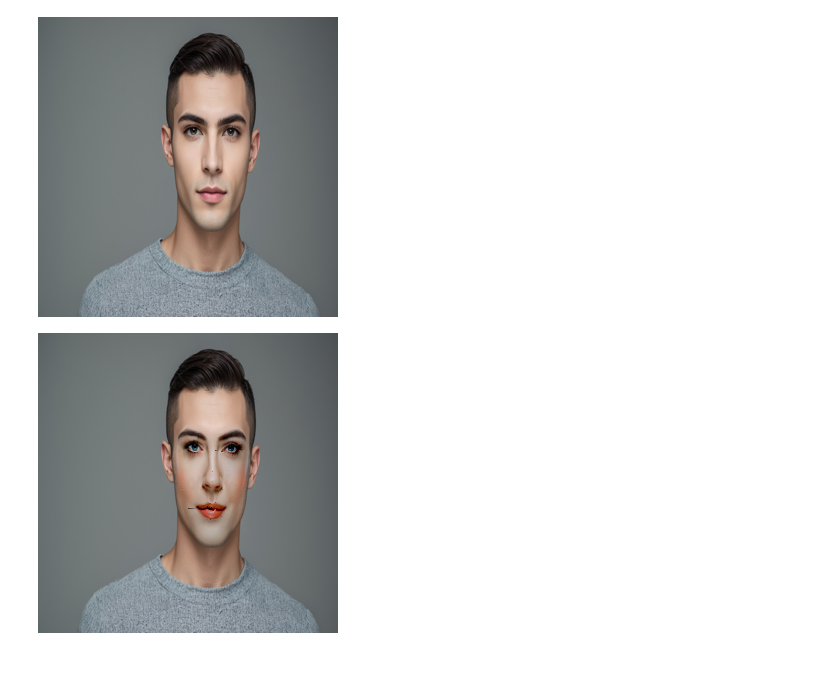
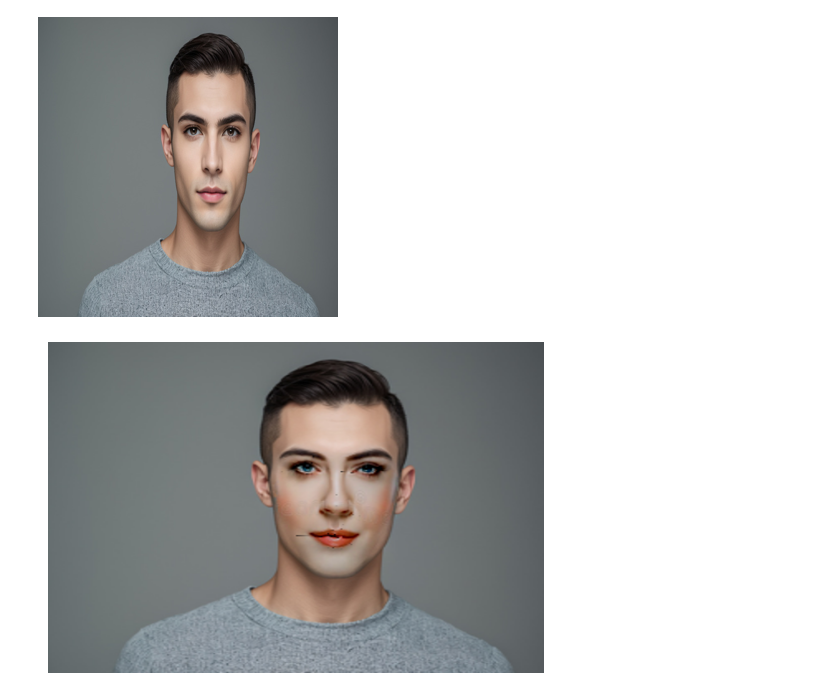
Before and after one commit to Firojpaudel/Face_swap, a Jupyter notebook: Face_swapping.ipynb, the cells around one changed output. Cells and saved outputs as stored; diff of their text form; code cells hidden in the pictures; blank space fills up the shorter version.

Commit message:
made changes on output image size and saved the output file as result.jpg

```diff
--- a/Face_swapping.ipynb
+++ b/Face_swapping.ipynb
@@ -173,6 +174,14 @@ center_face2 = (int((x + x + w) / 2), int((y + y + h) / 2))
 seamlessclone = cv2.seamlessClone(result, img2, img2_head_mask, center_face2, cv2.NORMAL_CLONE)
 # %%
 #Finally converting the array back to image
-Image.fromarray(seamlessclone)
+saved = Image.fromarray(seamlessclone)
-# %% [output]
-[figure, removed]
+# %%
+saved_resized = saved.resize((600,400))
+
+#Saving the resized image
+saved_resized.save('result.jpg')
+plt.imshow(saved_resized)
+plt.axis('off')
+plt.show()
+# %% [output]
+[figure, added]
```
Also changed, not shown: parts of 1 cell of this notebook, 1 other file.
